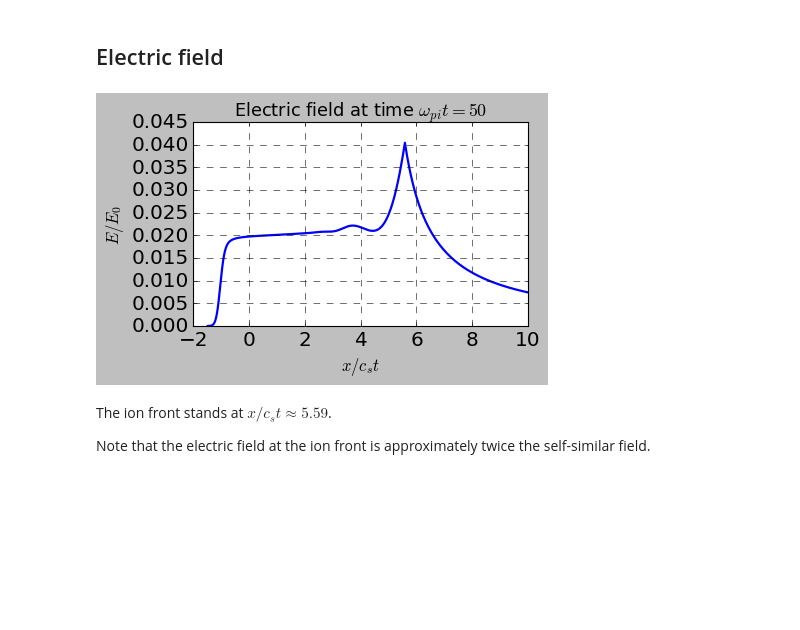
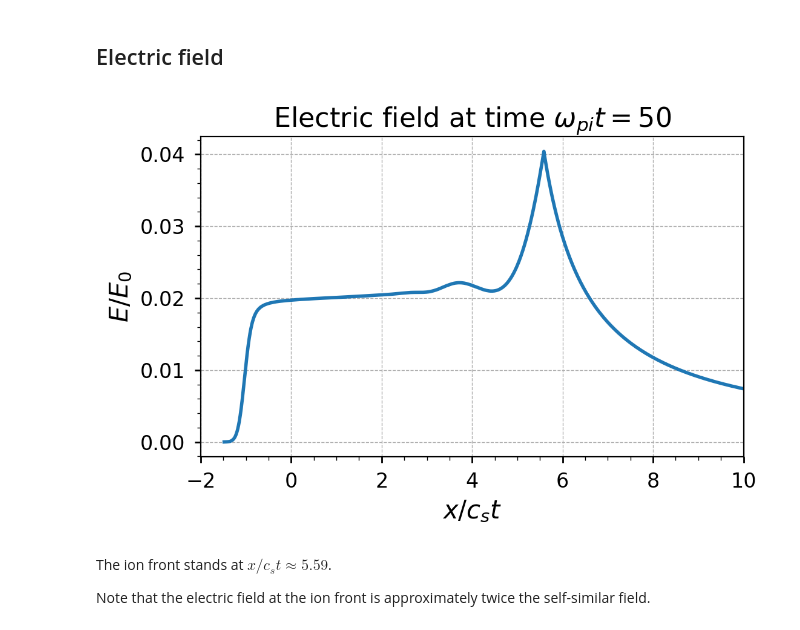
Before and after one commit to abdoudiaw/IonBoost, a Jupyter notebook: run/Plots_spatial_profiles.ipynb, the cells around one changed output. Cells and saved outputs as stored; diff of their text form; code cells hidden in the pictures; blank space fills up the shorter version.

```diff
--- a/run/Plots_spatial_profiles.ipynb
+++ b/run/Plots_spatial_profiles.ipynb
@@ -12,8 +12,8 @@ import matplotlib as mpl
 %matplotlib inline
 # %%
 data_dir='/home/vagrant/jupyter/StaffScratch/diaw/Ionboost/'
-data_dir='/Users/diaw/Ionboost/'
-folder ='test'
+# data_dir='/Users/diaw/Ionboost/'
+folder ='run'
 # %%
 cols =['x0','xt','v','phi','E','ni','ne','rho','nhot','ncold','nss','difnor','dWhot','SWhot','charge']
 fname = path.join(data_dir,folder,'profil.txt')
@@ -22,7 +22,7 @@ df=read_csv(fname,comment="#",header=None,sep='\s+',names=cols,index_col=False,s
 ## Let us now look at the charge separation
 # %%
 wt=50
-with mpl.style.context('classic'):
+with mpl.style.context('rs_paper'):
     mpl.rc('font', size = 18)
     mpl.rcParams['figure.figsize'] = 6,4
     fig,ax1 = plt.subplots(1,1)
@@ -45,25 +48,24 @@ Note that the ion front stands at  $x/c_st \approx 5.59$
 # %% [markdown]
 ## Electric field
 # %%
-wt=50
-with mpl.style.context('classic'):
+with mpl.style.context('rs_paper'):
     mpl.rc('font', size = 18)
     mpl.rcParams['figure.figsize'] = 6,4
     fig,ax1 = plt.subplots(1,1)
     ax1.plot(df['xt']/wt,df['E'], linewidth=2)
     ax1.set_xlim(-2,10)
     ax1.set_xlabel(r'$x/c_s t$', size=15)
     ax1.set_ylabel(r'$E/E_0$', size=15)
 #     ax1.grid(alpha=0.3)
     ax1.set_title('Electric field at time $\omega_{pi}t=50$', fontsize=16)
     ax1.grid(linestyle='dashed', linewidth='0.5')
     plt.tight_layout()
 
     fig.subplots_adjust(hspace=0.3, wspace=0.4)
     plt.savefig('electric_field.png', bbox_inches = 'tight')
     plt.show()
 # %% [output]
-[figure, old version]
+[figure, new version]
 # %% [markdown]
 The ion front stands at  $x/c_st \approx 5.59$.
 
```
Also changed, not shown: parts of 3 cells of this notebook, 5 other files.
